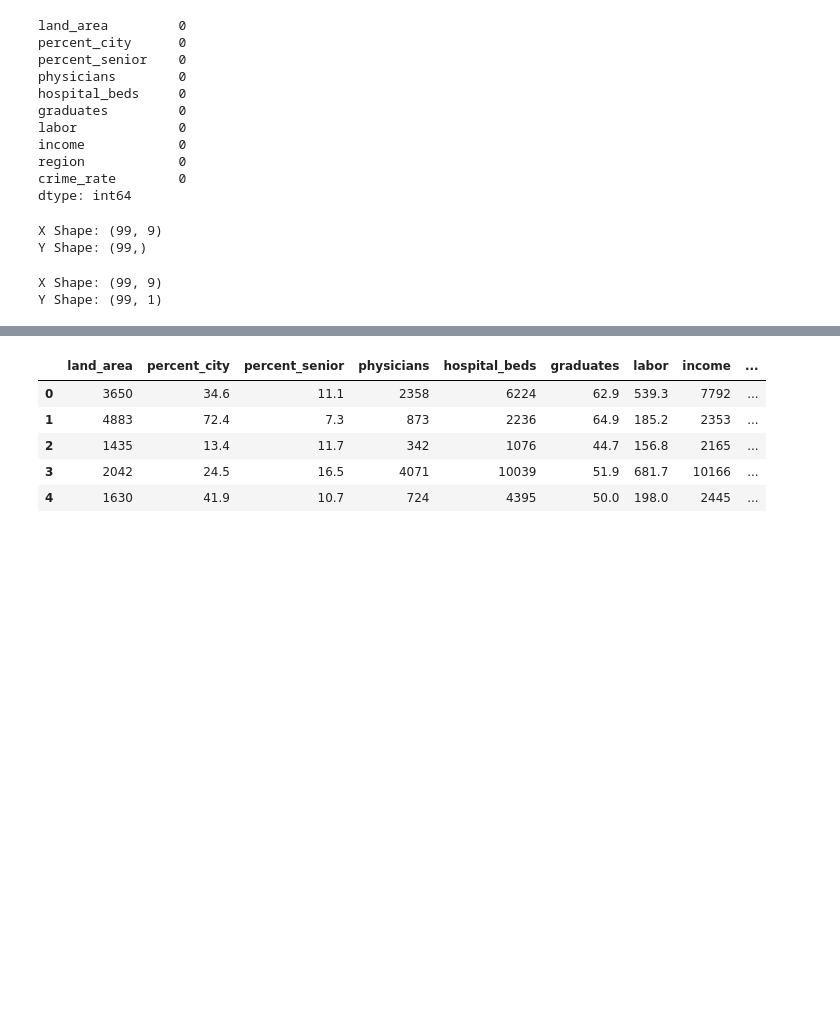
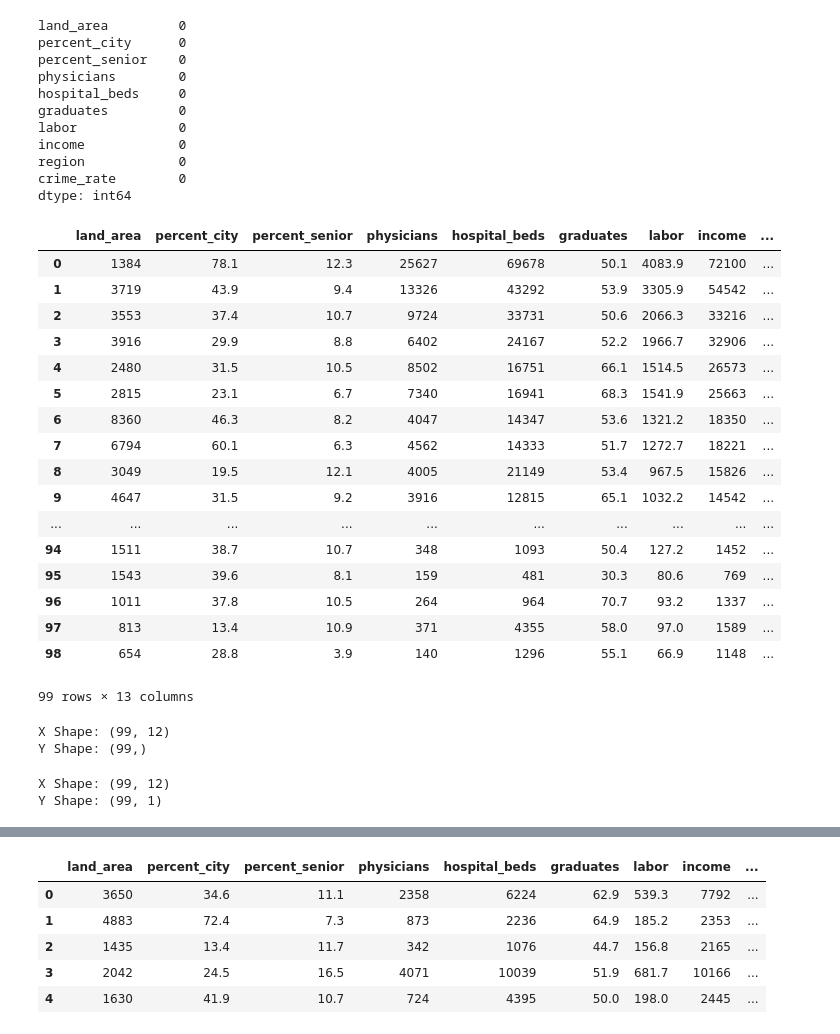
Before and after one commit to Gunnika/Crime-Rate-Prediction, a Jupyter notebook: Crime Rate Prediction.ipynb, the cells around one changed output, grey strips where cells are left out. Cells and saved outputs as stored; diff of their text form; code cells hidden in the pictures; blank space fills up the shorter version.

```diff
--- a/Crime Rate Prediction.ipynb
+++ b/Crime Rate Prediction.ipynb
@@ -39,6 +40,35 @@ income            0
 region            0
 crime_rate        0
 dtype: int64
+# %%
+# creating one hot encoder object with categorical feature 0
+# indicating the first column
+# onehotencoder = OneHotEncoder()
+# data = onehotencoder.fit_transform(train_data).toarray()
+
+encoded_columns = pd.get_dummies(train_data['region'])
+train_data = train_data.join(encoded_columns).drop('region', axis=1)
+# %%
+train_data
+# %% [output]
+|  | land_area | percent_city | percent_senior | physicians | hospital_beds | graduates | labor | income | ... |
+| 0 | 1384 | 78.1 | 12.3 | 25627 | 69678 | 50.1 | 4083.9 | 72100 | ... |
+| 1 | 3719 | 43.9 | 9.4 | 13326 | 43292 | 53.9 | 3305.9 | 54542 | ... |
+| 2 | 3553 | 37.4 | 10.7 | 9724 | 33731 | 50.6 | 2066.3 | 33216 | ... |
+| 3 | 3916 | 29.9 | 8.8 | 6402 | 24167 | 52.2 | 1966.7 | 32906 | ... |
+| 4 | 2480 | 31.5 | 10.5 | 8502 | 16751 | 66.1 | 1514.5 | 26573 | ... |
+| 5 | 2815 | 23.1 | 6.7 | 7340 | 16941 | 68.3 | 1541.9 | 25663 | ... |
+| 6 | 8360 | 46.3 | 8.2 | 4047 | 14347 | 53.6 | 1321.2 | 18350 | ... |
+| 7 | 6794 | 60.1 | 6.3 | 4562 | 14333 | 51.7 | 1272.7 | 18221 | ... |
+| 8 | 3049 | 19.5 | 12.1 | 4005 | 21149 | 53.4 | 967.5 | 15826 | ... |
+| 9 | 4647 | 31.5 | 9.2 | 3916 | 12815 | 65.1 | 1032.2 | 14542 | ... |
+| ... | ... | ... | ... | ... | ... | ... | ... | ... | ... |
+| 94 | 1511 | 38.7 | 10.7 | 348 | 1093 | 50.4 | 127.2 | 1452 | ... |
+| 95 | 1543 | 39.6 | 8.1 | 159 | 481 | 30.3 | 80.6 | 769 | ... |
+| 96 | 1011 | 37.8 | 10.5 | 264 | 964 | 70.7 | 93.2 | 1337 | ... |
+| 97 | 813 | 13.4 | 10.9 | 371 | 4355 | 58.0 | 97.0 | 1589 | ... |
+| 98 | 654 | 28.8 | 3.9 | 140 | 1296 | 55.1 | 66.9 | 1148 | ... |
+99 rows × 13 columns
 # %%
 # #Feature Selection
 # y_df = train_data[['crime_rate']]
@@ -53,7 +83,7 @@ y_df = train_data["crime_rate"]
 print("X Shape: {}".format(x_df.shape))
 print("Y Shape: {}".format(y_df.shape))
 # %% [output]
-X Shape: (99, 9)
+X Shape: (99, 12)
 Y Shape: (99,)
 # %%
 # x_train2 = x_train.values.reshape((-1,1))
@@ -62,7 +92,7 @@ y_df = y_df.values.reshape((-1,1))
 print("X Shape: {}".format(x_df.shape))
 print("Y Shape: {}".format(y_df.shape))
 # %% [output]
-X Shape: (99, 9)
+X Shape: (99, 12)
 Y Shape: (99, 1)
 # %%
 X_train, X_test, y_train, y_test = train_test_split(x_df, y_df, test_size=0.2)
```
Also changed, not shown: parts of 8 cells of this notebook.
